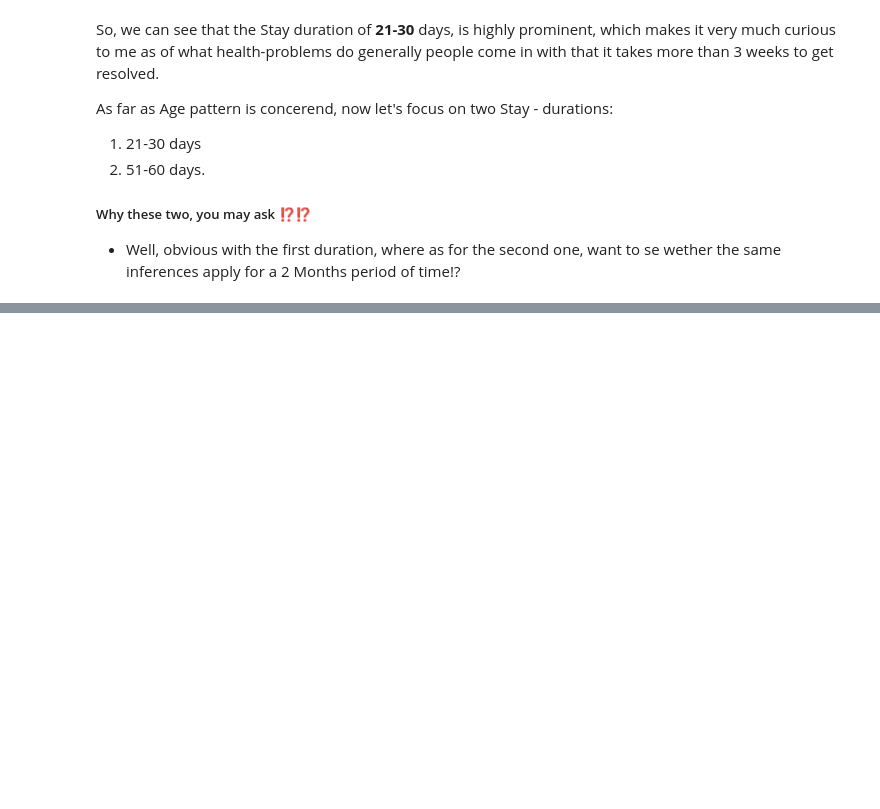
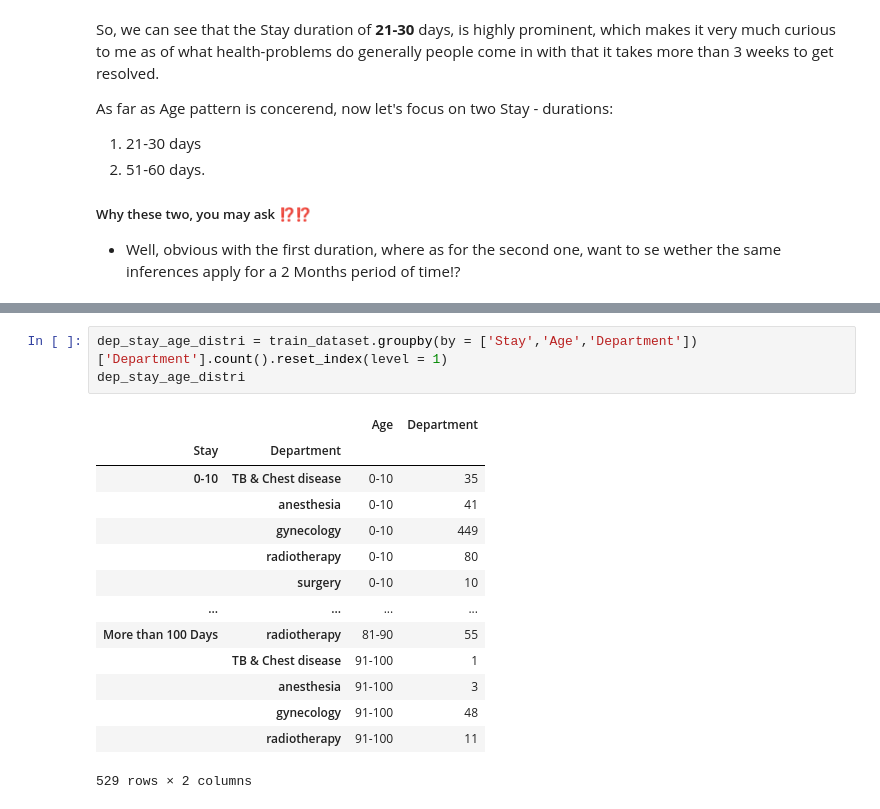
Before and after one commit to mishra-atul5001/Data-Science-Medium-Content, a Jupyter notebook: healthcare-problem-statement.ipynb, the cells around one changed output, grey strips where cells are left out. Drawn from its saved outputs; the diff is of its cells as text; blank space fills up the shorter version.

```diff
--- a/healthcare-problem-statement.ipynb
+++ b/healthcare-problem-statement.ipynb
@@ -132,0 +150,18 @@ stay_specific_data
+# %%
+dep_stay_age_distri = train_dataset.groupby(by = ['Stay','Age','Department'])['Department'].count().reset_index(level = 1)
+dep_stay_age_distri
+# %% [output]
+|  |  | Age | Department |
+| Stay | Department |  |  |
+| 0-10 | TB & Chest disease | 0-10 | 35 |
+|  | anesthesia | 0-10 | 41 |
+|  | gynecology | 0-10 | 449 |
+|  | radiotherapy | 0-10 | 80 |
+|  | surgery | 0-10 | 10 |
+| ... | ... | ... | ... |
+| More than 100 Days | radiotherapy | 81-90 | 55 |
+|  | TB & Chest disease | 91-100 | 1 |
+|  | anesthesia | 91-100 | 3 |
+|  | gynecology | 91-100 | 48 |
+|  | radiotherapy | 91-100 | 11 |
+529 rows × 2 columns
```
Also changed, not shown: parts of 12 cells of this notebook.
